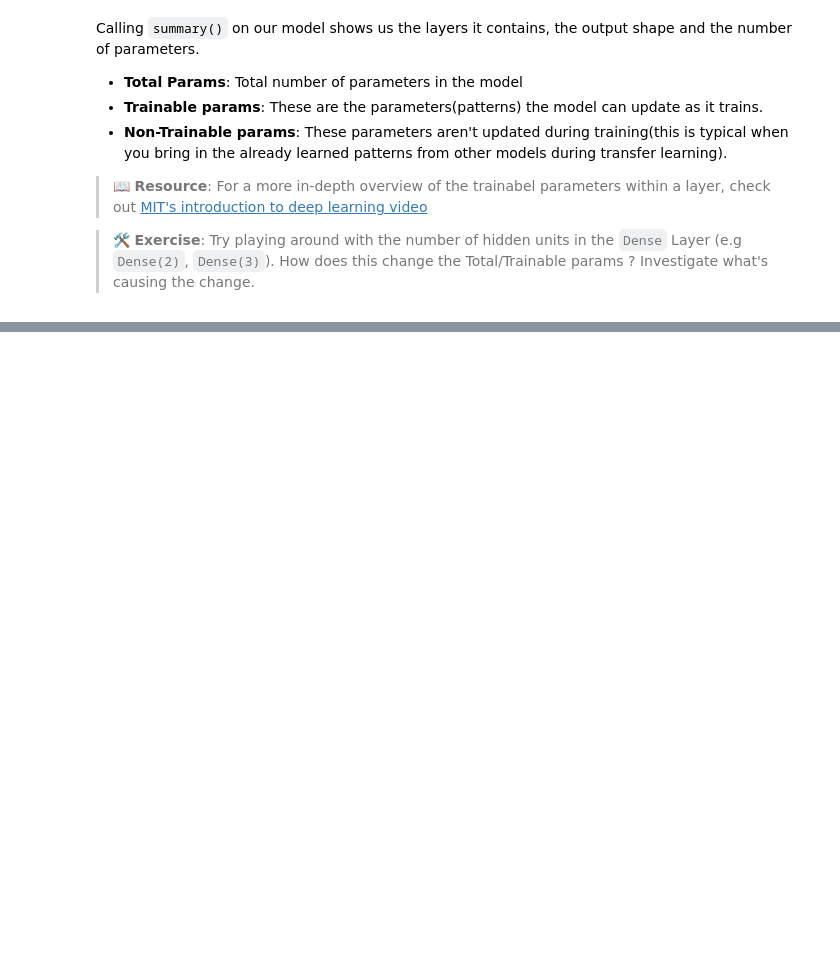
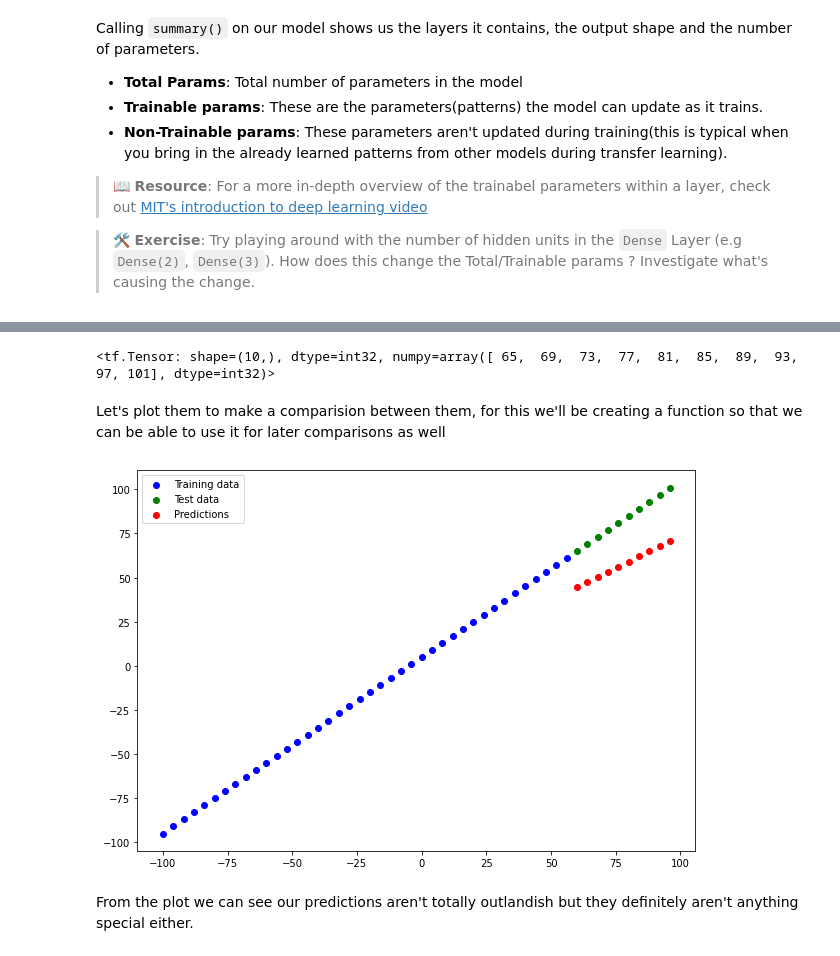
Before and after one commit to SaketMunda/tensorflow-fundamentals, a Jupyter notebook: 01_neural_network_regression_in_tensorflow.ipynb, the cells around one changed output, grey strips where cells are left out. Drawn from its saved outputs; the diff is of its cells as text; code cells hidden in the pictures; blank space fills up the shorter version.

```diff
--- a/01_neural_network_regression_in_tensorflow.ipynb
+++ b/01_neural_network_regression_in_tensorflow.ipynb
@@ -457,0 +500,4 @@ Calling `summary()` on our model shows us the layers it contains, the output sha
+# %%
+# make predictions
+y_preds = model.predict(X_test)
+y_preds
@@ -457,0 +517,43 @@ Calling `summary()` on our model shows us the layers it contains, the output sha
+# %%
+# Ground truth label
+y_test
+# %% [output]
+<tf.Tensor: shape=(10,), dtype=int32, numpy=array([ 65,  69,  73,  77,  81,  85,  89,  93,  97, 101], dtype=int32)>
+# %% [markdown]
+Let's plot them to make a comparision between them, for this we'll be creating a function so that we can be able to use it for later comparisons as well
+# %%
+# Creating a plot_prediction function
+
+import matplotlib.pyplot as plt
+
+def plot_prediction(train_data=X_train,
+                    train_label= y_train,
+                    test_data=X_test,
+                    test_label=y_test,
+                    predictions=y_preds):
+  """
+  This function will help to visualise the prediction using scatter plot.
+  It takes train data,train labels, test data, ground truth data and predictions and plot
+  them to visualise.
+  """
+
+  # plot the figure
+  plt.figure(figsize=(10,7))
+
+  # plot the train data in blue
+  plt.scatter(train_data, train_label, c="b", label="Training data")
+
+  # plot the test data in green
+  plt.scatter(test_data, test_label, c="g", label="Test data")
+
+  # plot the test data vs predictions in red
+  plt.scatter(test_data, predictions, c="r", label="Predictions")
+
+  # show the legend
+  plt.legend();
+# %%
+plot_prediction()
+# %% [output]
+[figure, added]
+# %% [markdown]
+From the plot we can see our predictions aren't totally outlandish but they definitely aren't anything special either.
```
Also changed, not shown: parts of 37 cells of this notebook.
